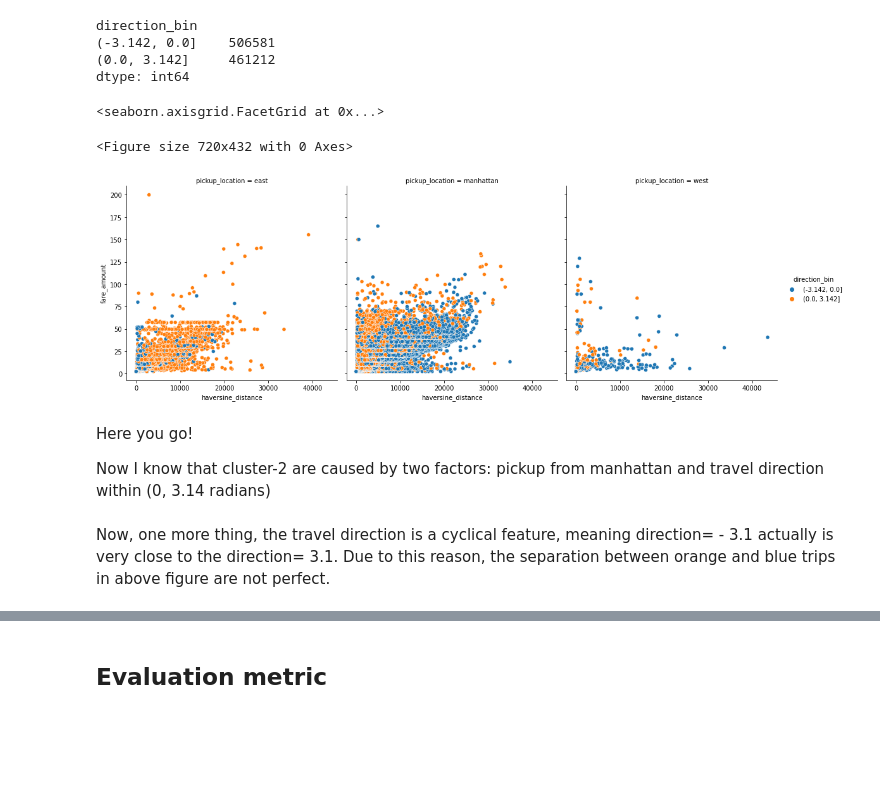
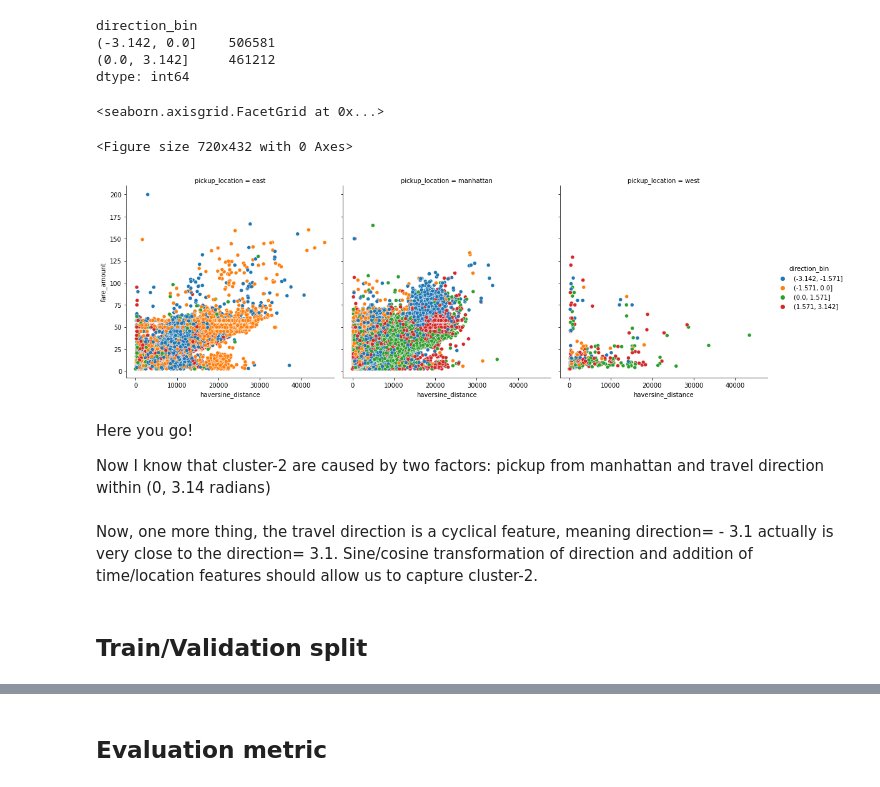
Before and after one commit to Guli-Y/NYCtaxifarePredictor, a Jupyter notebook: notebooks/NYC_taxi_fare_prediction.ipynb, the cells around one changed output, grey strips where cells are left out. Cells and saved outputs as stored; diff of their text form; code cells hidden in the pictures; blank space fills up the shorter version.

```diff
--- a/notebooks/NYC_taxi_fare_prediction.ipynb
+++ b/notebooks/NYC_taxi_fare_prediction.ipynb
@@ -43,6 +39,6 @@ import googlemaps
 %%time
 # read the train.csv directly from GCP cloud storage
 url = 'gs://nyc_taxifare_predictor/data/train.csv'
-df = pd.read_csv(url, nrows=1000000, encoding='utf-8')
+df = pd.read_csv(url, nrows=2000000, encoding='utf-8')
 df.head()
 # %% [output]
@@ -848,18 +834,20 @@ direction_bin
 dtype: int64
 # %%
 plt.figure(figsize=(10,6))
-sns.relplot(data=df[df.trip=='without_airport'],
+sns.relplot(data=df,
             x='haversine_distance',
             y='fare_amount',
             hue='direction_bin',
             col='pickup_location')
 # %% [output]
 <seaborn.axisgrid.FacetGrid at 0x...>
 <Figure size 720x432 with 0 Axes>
-[figure, old version]
+[figure, new version]
 # %% [markdown]
 Here you go!
 
 Now I know that cluster-2 are caused by two factors: pickup from manhattan and travel direction within (0, 3.14 radians)
 # %% [markdown]
-Now, one more thing, the travel direction is a cyclical feature, meaning direction= - 3.1 actually is very close to the direction= 3.1. Due to this reason, the separation between orange and blue trips in above figure are not perfect.
+Now, one more thing, the travel direction is a cyclical feature, meaning direction= - 3.1 actually is very close to the direction= 3.1. Sine/cosine transformation of direction and addition of time/location features should allow us to capture cluster-2.
+# %% [markdown]
+## Train/Validation  split
```
Also changed, not shown: parts of 114 cells of this notebook, 1 other file.
